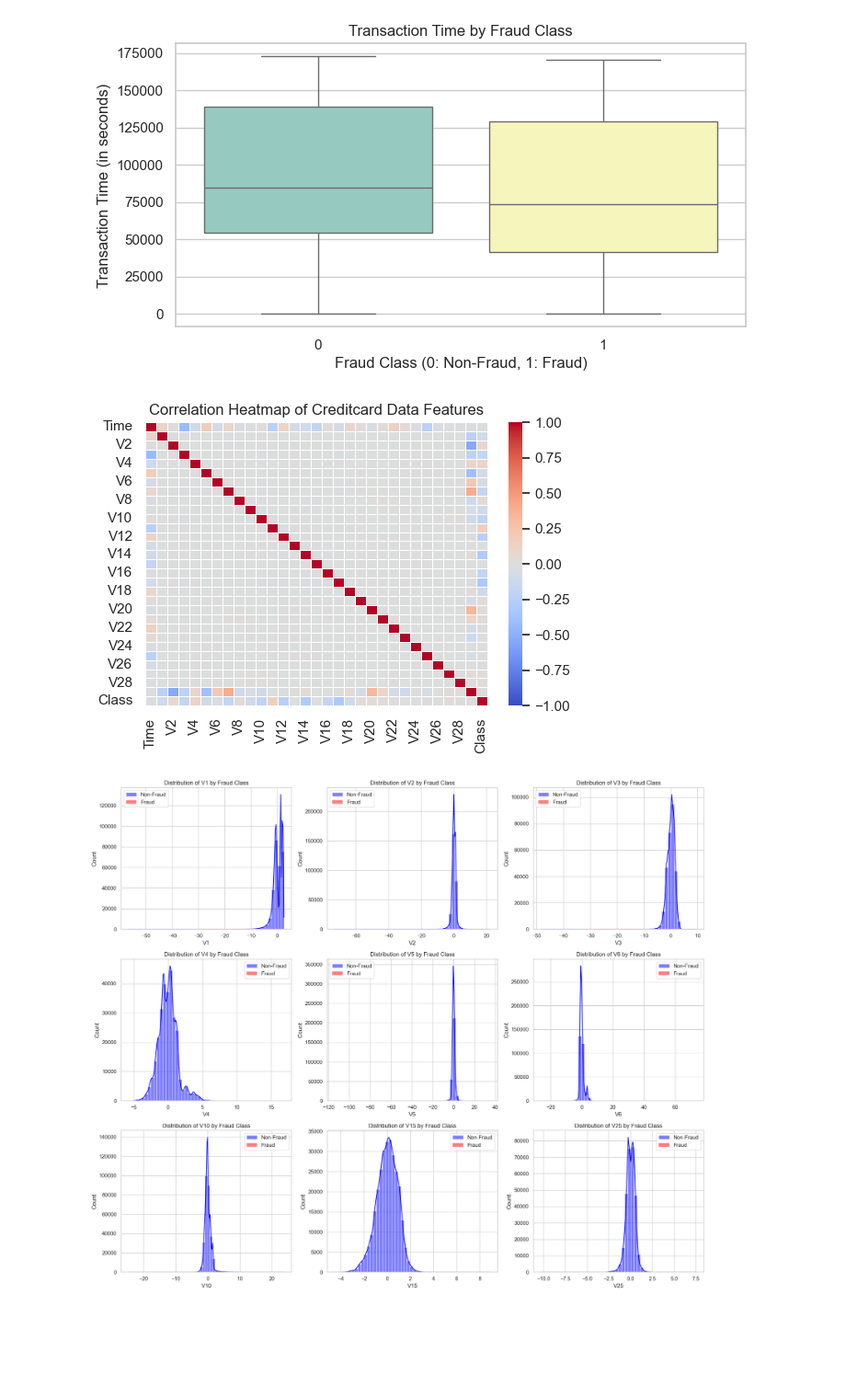
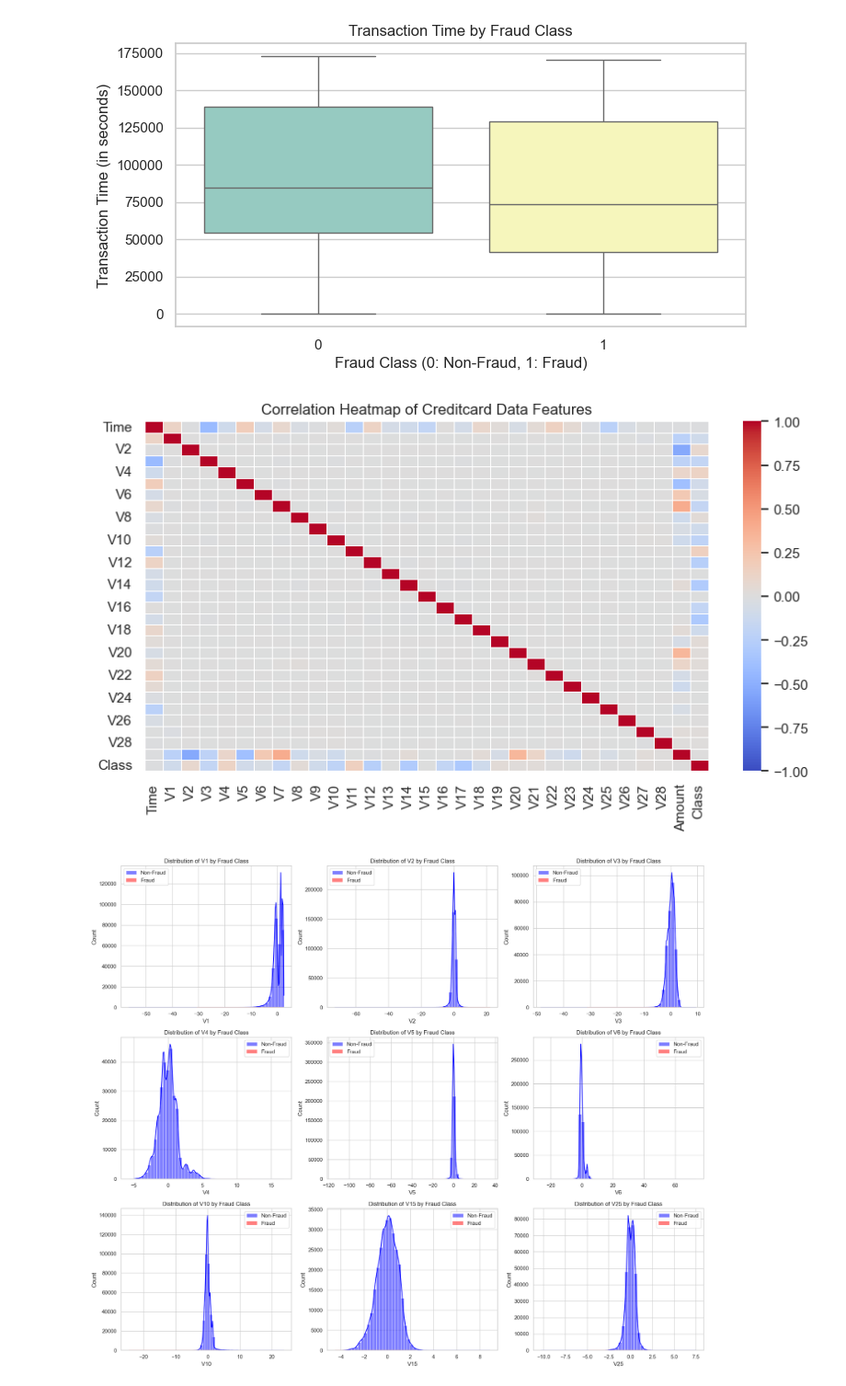
Before and after one commit to yohannestayez/Improved-detection-of-fraud-cases-for-e-commerce-and-bank-transactions, a Jupyter notebook: notebooks/Data_Analysis_and_Preprocessing.ipynb, the cells around one changed output. Shown: that part at 92% size. Drawn from its saved outputs; the diff is of its cells as text; code cells hidden in the pictures; blank space fills up the shorter version.

```diff
--- a/notebooks/Data_Analysis_and_Preprocessing.ipynb
+++ b/notebooks/Data_Analysis_and_Preprocessing.ipynb
@@ -196,13 +216,13 @@ Passing `palette` without assigning `hue` is deprecated and will be removed in v
 [figure]
 # %%
 # Correlation Heatmap (Focusing on strong correlations)
-plt.figure(figsize=(6, 4))
+plt.figure(figsize=(10, 5))
 correlation = creditcard_data.corr()
 sns.heatmap(correlation, annot=False, cmap='coolwarm', vmin=-1, vmax=1, linewidths=0.5)
 plt.title('Correlation Heatmap of Creditcard Data Features')
 plt.show()
 # %% [output]
-[figure, old version]
+[figure, new version]
 # %%
 ### Feature Distribution by Fraud Class ###
 
```
Also changed, not shown: parts of 1 cell of this notebook.
